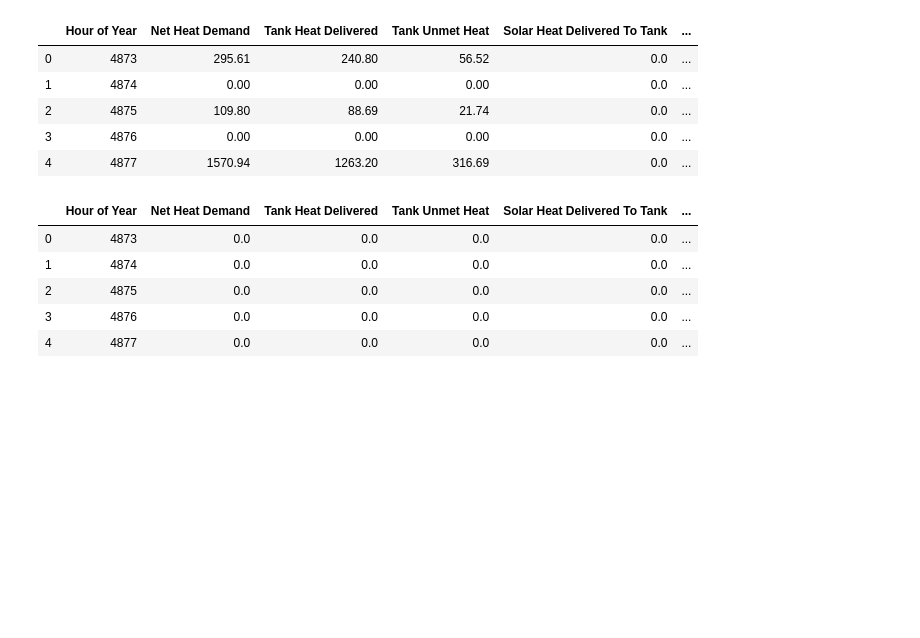
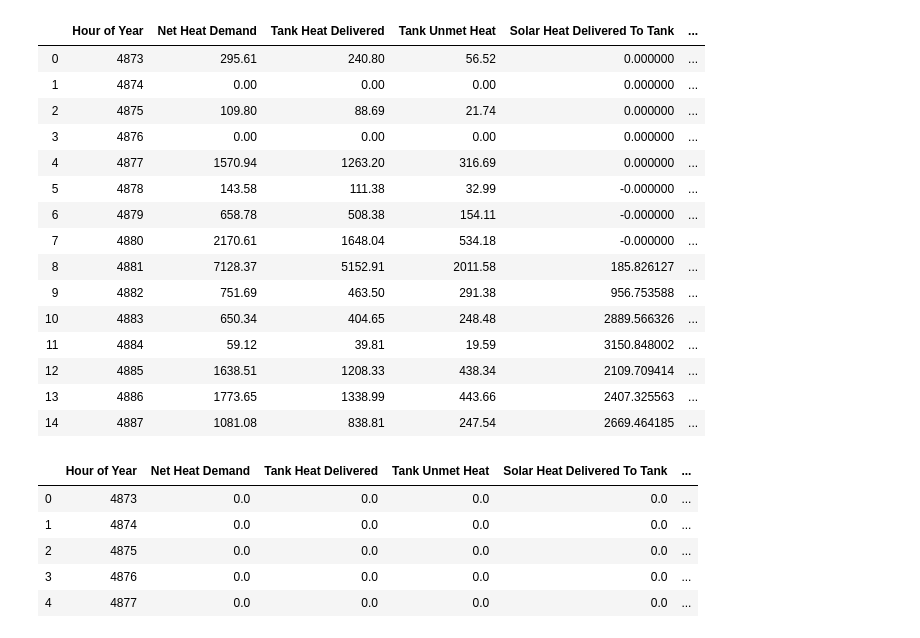
Before and after one commit to LBNL-ETA/MSWH, a Jupyter notebook: scripts/Plotting for ACEEE paper.ipynb, the cells around one changed output. Saved outputs shown, nothing was run; the diff lists cells and outputs as text; code cells hidden in the pictures; blank space fills up the shorter version.

```diff
--- a/scripts/Plotting for ACEEE paper.ipynb
+++ b/scripts/Plotting for ACEEE paper.ipynb
@@ -13,16 +13,29 @@ com = com.rename(columns = {"Unnamed: 0" : "Hour of Year"})
 ind = ind.rename(columns = {"Unnamed: 0" : "Hour of Year"})
 
 # add a column with percentage unmet demand
-com["Unmet Demand"]
+com["Unmet Demand"] = (com["Tank Unmet Heat"]/com["Net Heat Demand"])
+com["Unmet Demand"].fillna(0, inplace=True)
+ind["Unmet Demand"] = (ind["Tank Unmet Heat"]/ind["Net Heat Demand"])
+ind["Unmet Demand"].fillna(0, inplace=True)
 # %%
-com.head()
+com.head(15)
 # %% [output]
 |  | Hour of Year | Net Heat Demand | Tank Heat Delivered | Tank Unmet Heat | Solar Heat Delivered To Tank | ... |
-| 0 | 4873 | 295.61 | 240.80 | 56.52 | 0.0 | ... |
-| 1 | 4874 | 0.00 | 0.00 | 0.00 | 0.0 | ... |
-| 2 | 4875 | 109.80 | 88.69 | 21.74 | 0.0 | ... |
-| 3 | 4876 | 0.00 | 0.00 | 0.00 | 0.0 | ... |
-| 4 | 4877 | 1570.94 | 1263.20 | 316.69 | 0.0 | ... |
+| 0 | 4873 | 295.61 | 240.80 | 56.52 | 0.000000 | ... |
+| 1 | 4874 | 0.00 | 0.00 | 0.00 | 0.000000 | ... |
+| 2 | 4875 | 109.80 | 88.69 | 21.74 | 0.000000 | ... |
+| 3 | 4876 | 0.00 | 0.00 | 0.00 | 0.000000 | ... |
+| 4 | 4877 | 1570.94 | 1263.20 | 316.69 | 0.000000 | ... |
+| 5 | 4878 | 143.58 | 111.38 | 32.99 | -0.000000 | ... |
+| 6 | 4879 | 658.78 | 508.38 | 154.11 | -0.000000 | ... |
+| 7 | 4880 | 2170.61 | 1648.04 | 534.18 | -0.000000 | ... |
+| 8 | 4881 | 7128.37 | 5152.91 | 2011.58 | 185.826127 | ... |
+| 9 | 4882 | 751.69 | 463.50 | 291.38 | 956.753588 | ... |
+| 10 | 4883 | 650.34 | 404.65 | 248.48 | 2889.566326 | ... |
+| 11 | 4884 | 59.12 | 39.81 | 19.59 | 3150.848002 | ... |
+| 12 | 4885 | 1638.51 | 1208.33 | 438.34 | 2109.709414 | ... |
+| 13 | 4886 | 1773.65 | 1338.99 | 443.66 | 2407.325563 | ... |
+| 14 | 4887 | 1081.08 | 838.81 | 247.54 | 2669.464185 | ... |
 # %%
 # not needed for the plots, as plotly allows for ticks to be mapped (see below before the plot)
 def append_day_of_week__based_on__hour_of_year(data, hour_of_year_label):
```
Also changed, not shown: parts of 1 cell of this notebook.
